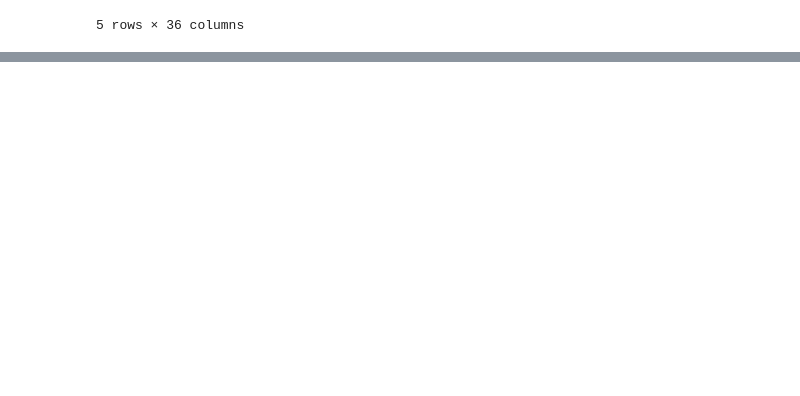
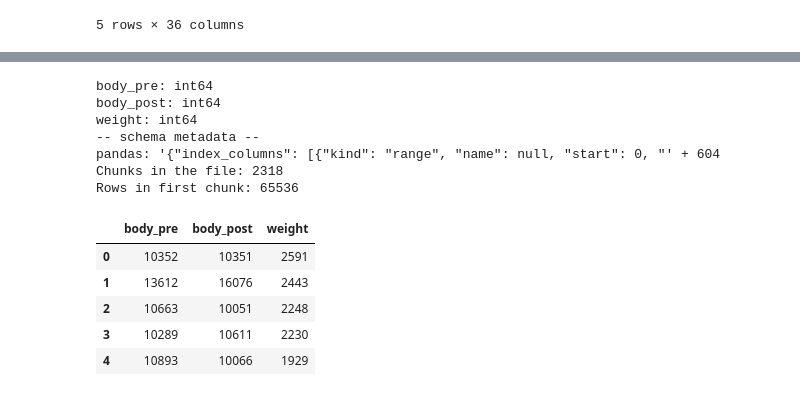
Before and after one commit to nikhithajoy/fruit-fly, a Jupyter notebook: notebooks/01_explore.ipynb, the cells around one changed output, grey strips where cells are left out. Drawn from its saved outputs; the diff is of its cells as text; code cells hidden in the pictures; blank space fills up the shorter version.

```diff
--- a/notebooks/01_explore.ipynb
+++ b/notebooks/01_explore.ipynb
@@ -29,0 +377,26 @@ ann.head()
+# %%
+import pyarrow as pa
+
+path = "../data/connectome-weights-male-cns-v1.0-minconf-0.5.feather"
+reader = pa.ipc.open_file(path)
+
+print(reader.schema)
+print("Chunks in the file:", reader.num_record_batches)
+
+first = reader.get_batch(0).to_pandas()
+print("Rows in first chunk:", len(first))
+first.head()
+# %% [output]
+body_pre: int64
+body_post: int64
+weight: int64
+-- schema metadata --
+pandas: '{"index_columns": [{"kind": "range", "name": null, "start": 0, "' + 604
+Chunks in the file: 2318
+Rows in first chunk: 65536
+|  | body_pre | body_post | weight |
+| 0 | 10352 | 10351 | 2591 |
+| 1 | 13612 | 16076 | 2443 |
+| 2 | 10663 | 10051 | 2248 |
+| 3 | 10289 | 10611 | 2230 |
+| 4 | 10893 | 10066 | 1929 |
```
Also changed, not shown: parts of 43 cells of this notebook, 3 other files.
